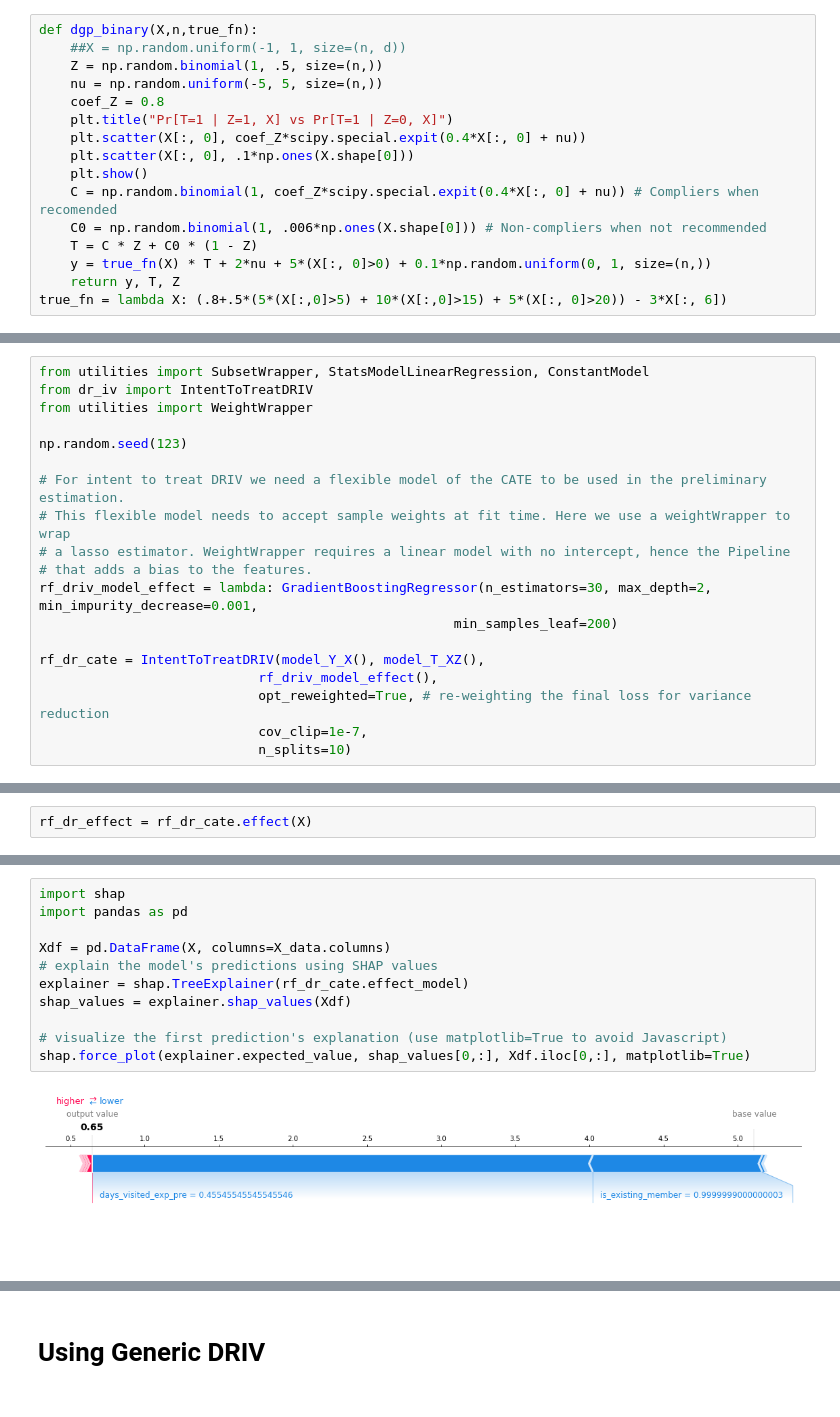
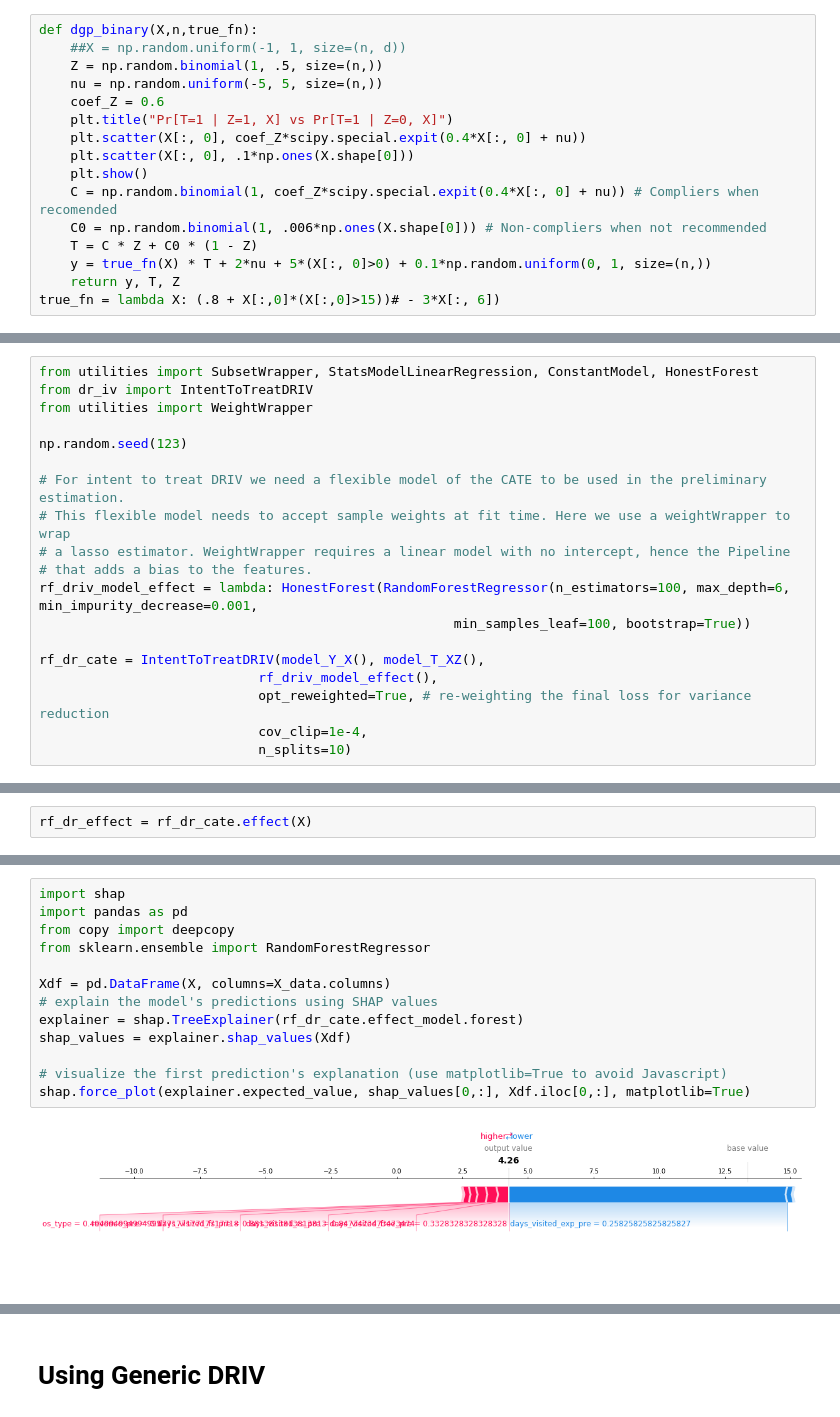
Before and after one commit to py-why/EconML, a Jupyter notebook: prototypes/dml_iv/TA_DGP_analysis_Step_CATE.ipynb, the cells around one changed output, grey strips where cells are left out. Drawn from its saved outputs; the diff is of its cells as text.

Commit message:
small changes to utilities and TA notebooks

```diff
--- a/prototypes/dml_iv/TA_DGP_analysis_Step_CATE.ipynb
+++ b/prototypes/dml_iv/TA_DGP_analysis_Step_CATE.ipynb
@@ -86,7 +83,7 @@ def dgp_binary(X,n,true_fn):
     ##X = np.random.uniform(-1, 1, size=(n, d))
     Z = np.random.binomial(1, .5, size=(n,))
     nu = np.random.uniform(-5, 5, size=(n,))
-    coef_Z = 0.8
+    coef_Z = 0.6
     plt.title("Pr[T=1 | Z=1, X] vs Pr[T=1 | Z=0, X]")
     plt.scatter(X[:, 0], coef_Z*scipy.special.expit(0.4*X[:, 0] + nu))
     plt.scatter(X[:, 0], .1*np.ones(X.shape[0]))
@@ -96,7 +93,7 @@ def dgp_binary(X,n,true_fn):
     T = C * Z + C0 * (1 - Z)
     y = true_fn(X) * T + 2*nu + 5*(X[:, 0]>0) + 0.1*np.random.uniform(0, 1, size=(n,))
     return y, T, Z
-true_fn = lambda X: (.8+.5*(5*(X[:,0]>5) + 10*(X[:,0]>15) + 5*(X[:, 0]>20)) - 3*X[:, 6])
+true_fn = lambda X: (.8 + X[:,0]*(X[:,0]>15))# - 3*X[:, 6])
 # %%
 y, T, Z = dgp_binary(X_pre, n, true_fn)
 # %% [output]
@@ -640,7 +650,7 @@ shap.summary_plot(shap_values, Xdf, plot_type='bar')
 # %% [markdown]
 # CATE  with DRIV-RW
 # %%
-from utilities import SubsetWrapper, StatsModelLinearRegression, ConstantModel
+from utilities import SubsetWrapper, StatsModelLinearRegression, ConstantModel, HonestForest
 from dr_iv import IntentToTreatDRIV
 from utilities import WeightWrapper
 
@@ -650,13 +660,13 @@ np.random.seed(123)
 # This flexible model needs to accept sample weights at fit time. Here we use a weightWrapper to wrap
 # a lasso estimator. WeightWrapper requires a linear model with no intercept, hence the Pipeline
 # that adds a bias to the features.
-rf_driv_model_effect = lambda: GradientBoostingRegressor(n_estimators=30, max_depth=2, min_impurity_decrease=0.001,
-                                                     min_samples_leaf=200)
+rf_driv_model_effect = lambda: HonestForest(RandomForestRegressor(n_estimators=100, max_depth=6, min_impurity_decrease=0.001,
+                                                     min_samples_leaf=100, bootstrap=True))
 
 rf_dr_cate = IntentToTreatDRIV(model_Y_X(), model_T_XZ(),
                             rf_driv_model_effect(),
                             opt_reweighted=True, # re-weighting the final loss for variance reduction
-                            cov_clip=1e-7,
+                            cov_clip=1e-4,
                             n_splits=10)
 # %%
 %%time
@@ -675,16 +695,18 @@ plt.show()
 # %%
 import shap
 import pandas as pd
+from copy import deepcopy
+from sklearn.ensemble import RandomForestRegressor
 
 Xdf = pd.DataFrame(X, columns=X_data.columns)
 # explain the model's predictions using SHAP values
-explainer = shap.TreeExplainer(rf_dr_cate.effect_model)
+explainer = shap.TreeExplainer(rf_dr_cate.effect_model.forest)
 shap_values = explainer.shap_values(Xdf)
 
 # visualize the first prediction's explanation (use matplotlib=True to avoid Javascript)
 shap.force_plot(explainer.expected_value, shap_values[0,:], Xdf.iloc[0,:], matplotlib=True)
 # %% [output]
-[figure, old version]
+[figure, new version]
 # %%
 shap.summary_plot(shap_values, Xdf)
 # %% [output]
```
Also changed, not shown: parts of 51 cells of this notebook, 3 other files.
